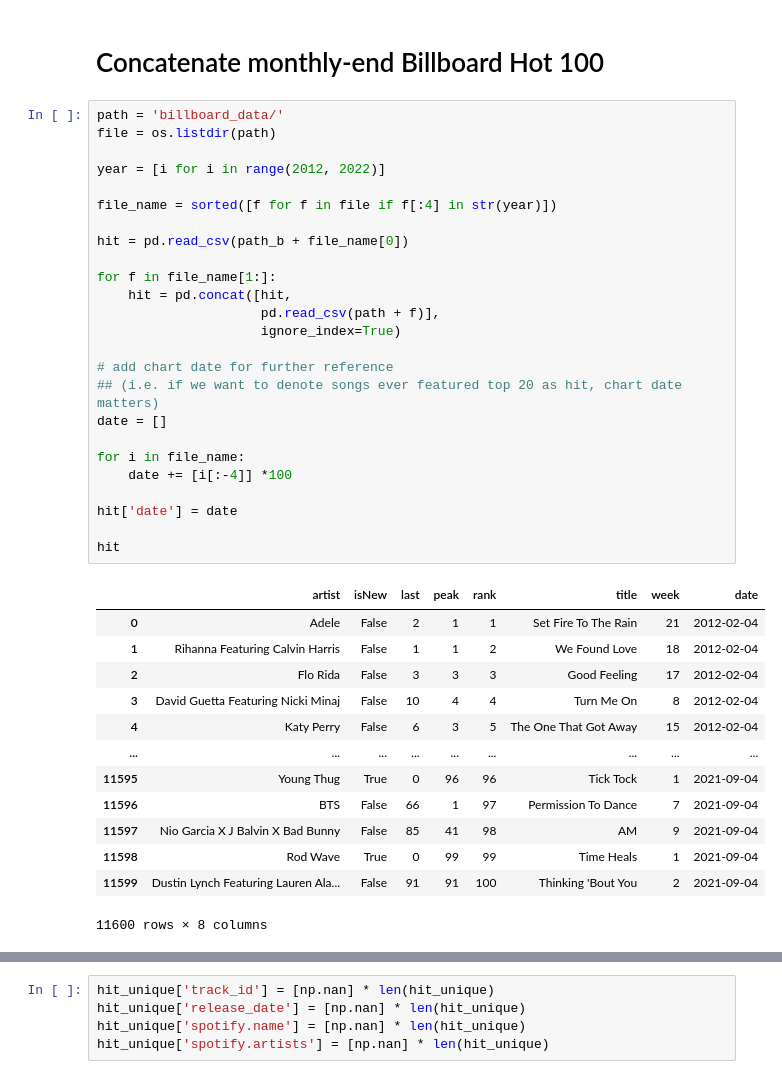
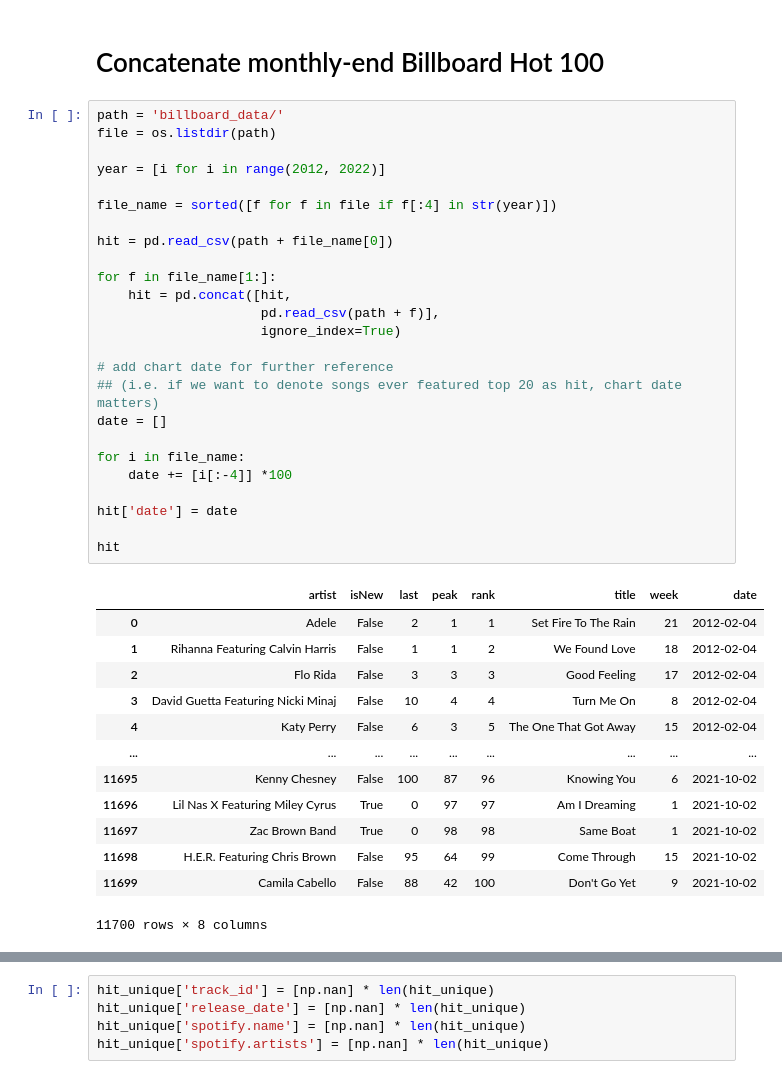
Before and after one commit to kristallqiu99/ANLY-501-Portfolio, a Jupyter notebook: assign1_record_data_cleaning_billboard.ipynb, the cells around one changed output, grey strips where cells are left out. Drawn from its saved outputs; the diff is of its cells as text.

```diff
--- a/assign1_record_data_cleaning_billboard.ipynb
+++ b/assign1_record_data_cleaning_billboard.ipynb
@@ -13,40 +14,40 @@ path = 'billboard_data/'
 file = os.listdir(path)
 
 year = [i for i in range(2012, 2022)]
 
 file_name = sorted([f for f in file if f[:4] in str(year)])
 
-hit = pd.read_csv(path_b + file_name[0])
+hit = pd.read_csv(path + file_name[0])
 
 for f in file_name[1:]:
     hit = pd.concat([hit,
                      pd.read_csv(path + f)],
                      ignore_index=True)
 
 # add chart date for further reference
 ## (i.e. if we want to denote songs ever featured top 20 as hit, chart date matters)
 date = []
 
 for i in file_name:
     date += [i[:-4]] *100
 
 hit['date'] = date
 
 hit
 # %% [output]
 |  | artist | isNew | last | peak | rank | title | week | date |
 | 0 | Adele | False | 2 | 1 | 1 | Set Fire To The Rain | 21 | 2012-02-04 |
 | 1 | Rihanna Featuring Calvin Harris | False | 1 | 1 | 2 | We Found Love | 18 | 2012-02-04 |
 | 2 | Flo Rida | False | 3 | 3 | 3 | Good Feeling | 17 | 2012-02-04 |
 | 3 | David Guetta Featuring Nicki Minaj | False | 10 | 4 | 4 | Turn Me On | 8 | 2012-02-04 |
 | 4 | Katy Perry | False | 6 | 3 | 5 | The One That Got Away | 15 | 2012-02-04 |
 | ... | ... | ... | ... | ... | ... | ... | ... | ... |
-| 11595 | Young Thug | True | 0 | 96 | 96 | Tick Tock | 1 | 2021-09-04 |
-| 11596 | BTS | False | 66 | 1 | 97 | Permission To Dance | 7 | 2021-09-04 |
-| 11597 | Nio Garcia X J Balvin X Bad Bunny | False | 85 | 41 | 98 | AM | 9 | 2021-09-04 |
-| 11598 | Rod Wave | True | 0 | 99 | 99 | Time Heals | 1 | 2021-09-04 |
-| 11599 | Dustin Lynch Featuring Lauren Ala... | False | 91 | 91 | 100 | Thinking 'Bout You | 2 | 2021-09-04 |
+| 11695 | Kenny Chesney | False | 100 | 87 | 96 | Knowing You | 6 | 2021-10-02 |
+| 11696 | Lil Nas X Featuring Miley Cyrus | True | 0 | 97 | 97 | Am I Dreaming | 1 | 2021-10-02 |
+| 11697 | Zac Brown Band | True | 0 | 98 | 98 | Same Boat | 1 | 2021-10-02 |
+| 11698 | H.E.R. Featuring Chris Brown | False | 95 | 64 | 99 | Come Through | 15 | 2021-10-02 |
+| 11699 | Camila Cabello | False | 88 | 42 | 100 | Don't Go Yet | 9 | 2021-10-02 |
-11600 rows × 8 columns
+11700 rows × 8 columns
 # %%
 hit_unique = hit.drop_duplicates(subset=['title','artist'])[['title', 'artist','date']]
 hit_unique['hit'] = [1]*len(hit_unique)
```
Also changed, not shown: parts of 10 cells of this notebook, 2 other files.
